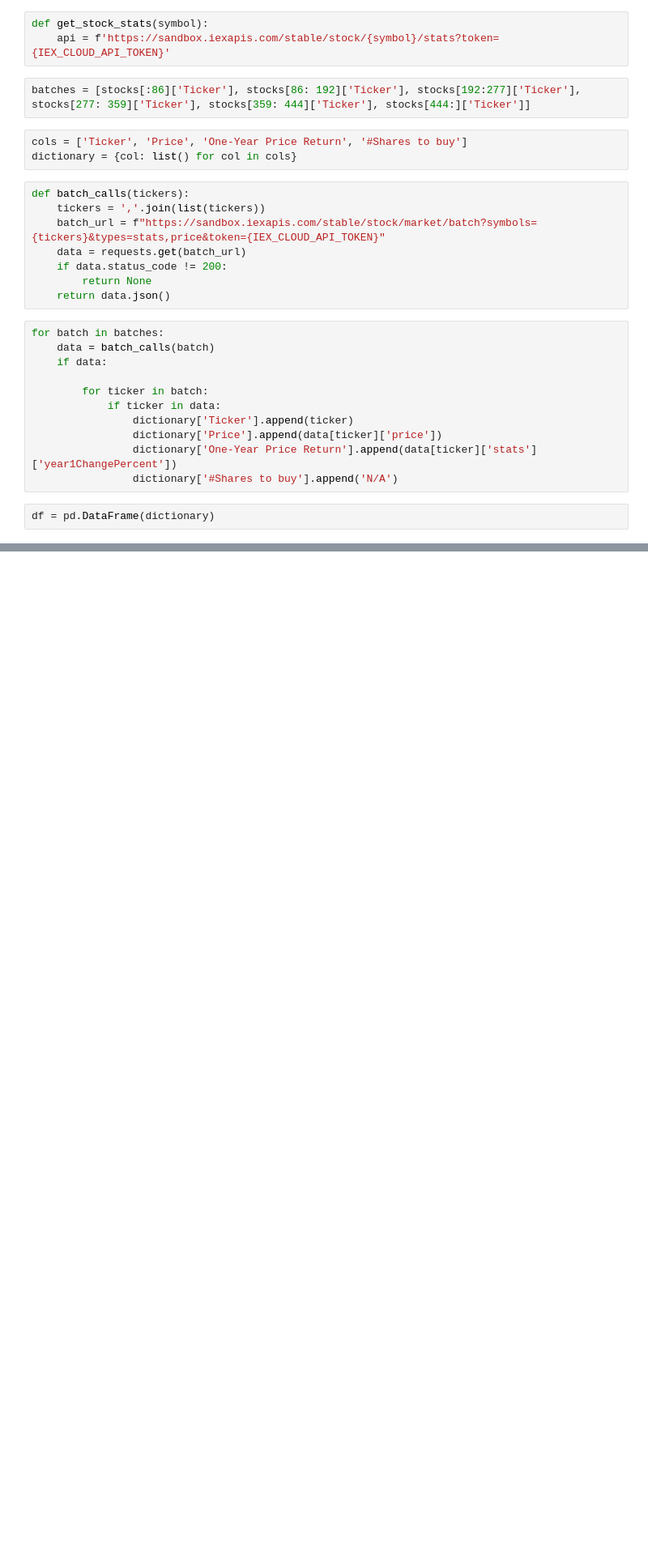
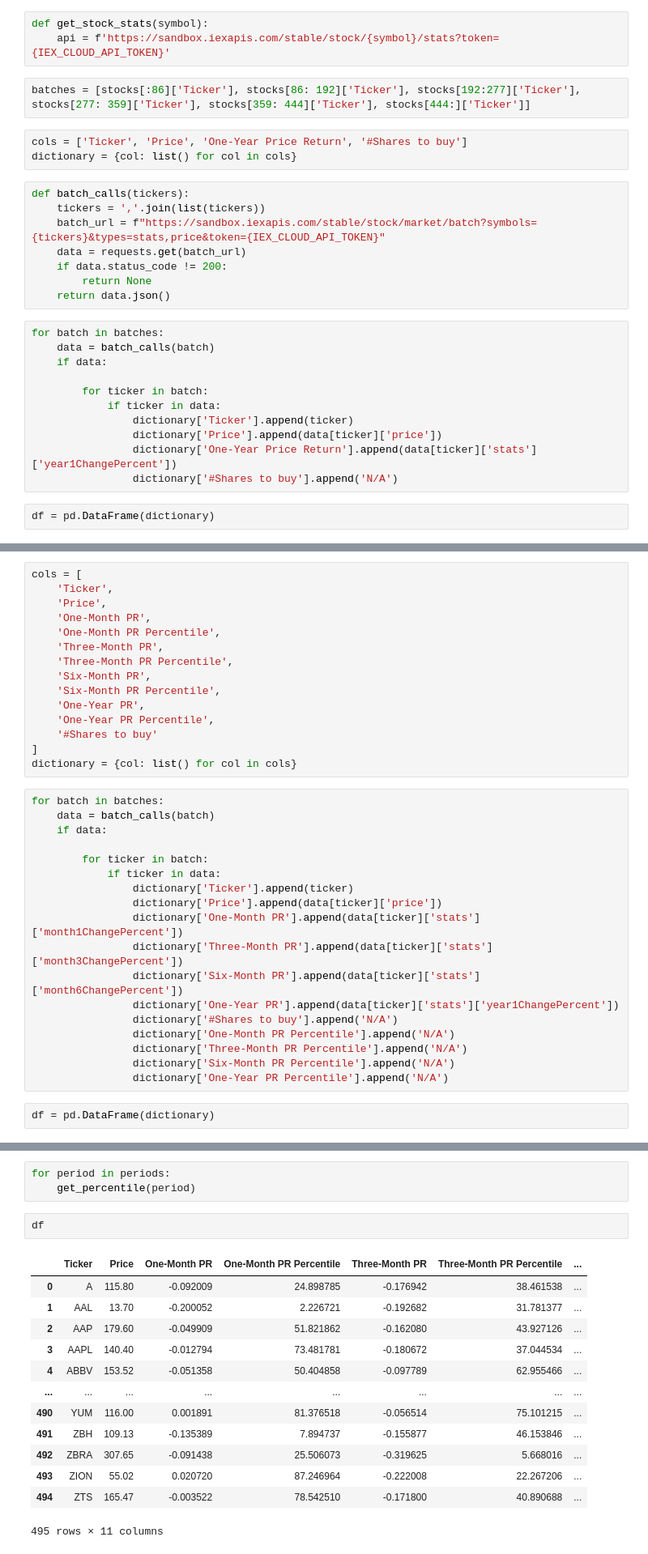
Before and after one commit to david5010/Algo_Trading, a Jupyter notebook: Momentum Strategy/mmtm_trading.ipynb, the cells around one changed output, grey strips where cells are left out. Shown at 81% size. Saved outputs shown, nothing was run; the diff lists cells and outputs as text; blank space fills up the shorter version.

```diff
--- a/Momentum Strategy/mmtm_trading.ipynb
+++ b/Momentum Strategy/mmtm_trading.ipynb
@@ -55,0 +74,35 @@ df
+# %%
+cols = [
+    'Ticker',
+    'Price',
+    'One-Month PR',
+    'One-Month PR Percentile',
+    'Three-Month PR',
+    'Three-Month PR Percentile',
+    'Six-Month PR',
+    'Six-Month PR Percentile',
+    'One-Year PR',
+    'One-Year PR Percentile',
+    '#Shares to buy'
+]
+dictionary = {col: list() for col in cols}
+# %%
+for batch in batches:
+    data = batch_calls(batch)
+    if data:
+
+        for ticker in batch:
+            if ticker in data:
+                dictionary['Ticker'].append(ticker)
+                dictionary['Price'].append(data[ticker]['price'])
+                dictionary['One-Month PR'].append(data[ticker]['stats']['month1ChangePercent'])
+                dictionary['Three-Month PR'].append(data[ticker]['stats']['month3ChangePercent'])
+                dictionary['Six-Month PR'].append(data[ticker]['stats']['month6ChangePercent'])
+                dictionary['One-Year PR'].append(data[ticker]['stats']['year1ChangePercent'])
+                dictionary['#Shares to buy'].append('N/A')
+                dictionary['One-Month PR Percentile'].append('N/A')
+                dictionary['Three-Month PR Percentile'].append('N/A')
+                dictionary['Six-Month PR Percentile'].append('N/A')
+                dictionary['One-Year PR Percentile'].append('N/A')
+# %%
+df = pd.DataFrame(dictionary)
@@ -55,0 +116,19 @@ df
+# %%
+for period in periods:
+    get_percentile(period)
+# %%
+df
+# %% [output]
+|  | Ticker | Price | One-Month PR | One-Month PR Percentile | Three-Month PR | Three-Month PR Percentile | ... |
+| 0 | A | 115.80 | -0.092009 | 24.898785 | -0.176942 | 38.461538 | ... |
+| 1 | AAL | 13.70 | -0.200052 | 2.226721 | -0.192682 | 31.781377 | ... |
+| 2 | AAP | 179.60 | -0.049909 | 51.821862 | -0.162080 | 43.927126 | ... |
+| 3 | AAPL | 140.40 | -0.012794 | 73.481781 | -0.180672 | 37.044534 | ... |
+| 4 | ABBV | 153.52 | -0.051358 | 50.404858 | -0.097789 | 62.955466 | ... |
+| ... | ... | ... | ... | ... | ... | ... | ... |
+| 490 | YUM | 116.00 | 0.001891 | 81.376518 | -0.056514 | 75.101215 | ... |
+| 491 | ZBH | 109.13 | -0.135389 | 7.894737 | -0.155877 | 46.153846 | ... |
+| 492 | ZBRA | 307.65 | -0.091438 | 25.506073 | -0.319625 | 5.668016 | ... |
+| 493 | ZION | 55.02 | 0.020720 | 87.246964 | -0.222008 | 22.267206 | ... |
+| 494 | ZTS | 165.47 | -0.003522 | 78.542510 | -0.171800 | 40.890688 | ... |
+495 rows × 11 columns
```
Also changed, not shown: parts of 11 cells of this notebook.
